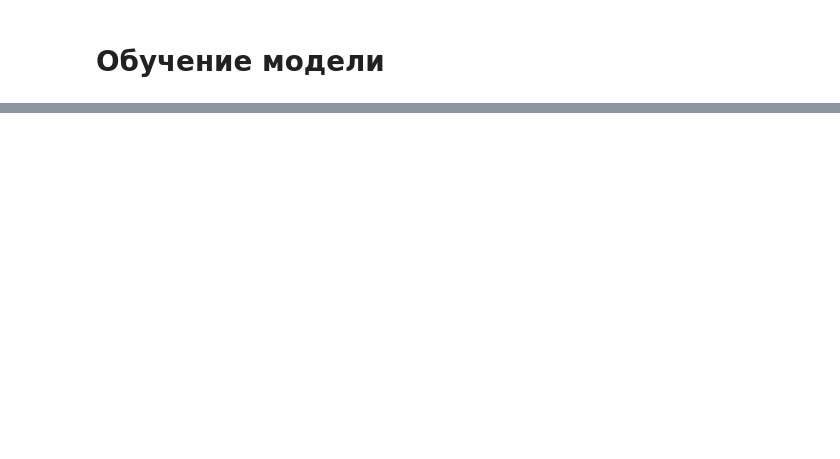
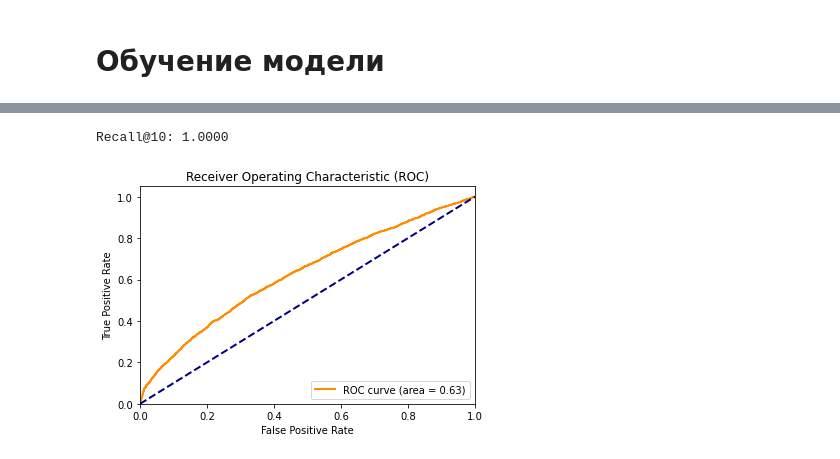
Before and after one commit to mishasurmach/hakhathon_vk, a Jupyter notebook: Initial_solution.ipynb, the cells around one changed output, grey strips where cells are left out. Saved outputs shown, nothing was run; the diff lists cells and outputs as text; code cells hidden in the pictures; blank space fills up the shorter version.

```diff
--- a/Initial_solution.ipynb
+++ b/Initial_solution.ipynb
@@ -256,0 +491,14 @@ LogisticRegression(max_iter=1000)
+# %%
+# Создаем Pool для данных с указанием групп
+train_pool = cb.Pool(data=X_train, label=y_train, group_id=group_train)
+# %%
+# Инициализация и обучение CatBoostRanker
+catboost_ranker = cb.CatBoostRanker(
+    iterations=1000,
+    learning_rate=0.03,
+    depth=6,
+    verbose=100
+)
+
+# Обучение модели
+catboost_ranker.fit(train_pool)
@@ -257 +518,4 @@ LogisticRegression(max_iter=1000)
+# %%
+test_pool = cb.Pool(data=X_test, group_id=group_test)
+y_pred = catboost_ranker.predict(test_pool)
 # %%
@@ -265,0 +555,42 @@ Accuracy: 0.7232
+# %%
+# Функция для вычисления Recall
+def recall_at_k(y_true, y_pred, k=10):
+    order = np.argsort(y_pred)[::-1]
+    y_true = np.take(y_true, order[:k])
+    relevant = np.sum(y_true)
+    return relevant / np.sum(y_true)
+
+# Пример применения Recall
+recall_value = recall_at_k(y_true, y_pred, k=10)
+print(f"Recall@10: {recall_value:.4f}")
+# %% [output]
+Recall@10: 1.0000
+# %%
+from sklearn.metrics import roc_curve, auc
+import matplotlib.pyplot as plt
+
+# Предсказания от модели CatBoost (скоры)
+y_scores = catboost_ranker.predict(test_pool)
+
+# Истинные метки классов
+y_true = df_test['label'].values
+
+# Рассчитываем значения для ROC-кривой
+fpr, tpr, thresholds = roc_curve(y_true, y_scores)
+
+# Вычисляем AUC (площадь под ROC-кривой)
+roc_auc = auc(fpr, tpr)
+
+# Построение графика ROC-кривой
+plt.figure()
+plt.plot(fpr, tpr, color='darkorange', lw=2, label=f'ROC curve (area = {roc_auc:.2f})')
+plt.plot([0, 1], [0, 1], color='navy', lw=2, linestyle='--')
+plt.xlim([0.0, 1.0])
+plt.ylim([0.0, 1.05])
+plt.xlabel('False Positive Rate')
+plt.ylabel('True Positive Rate')
+plt.title('Receiver Operating Characteristic (ROC)')
+plt.legend(loc="lower right")
+plt.show()
+# %% [output]
+[figure, added]
```
Also changed, not shown: parts of 66 cells of this notebook, 5 other files.
